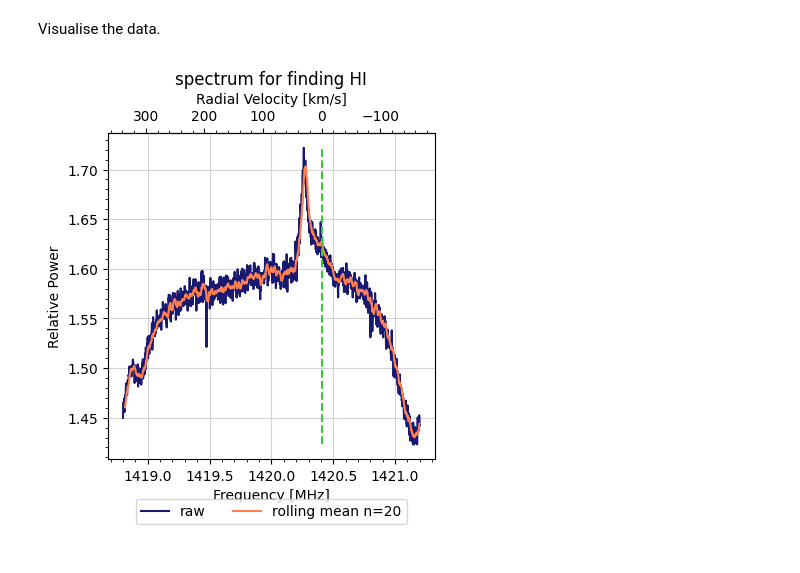
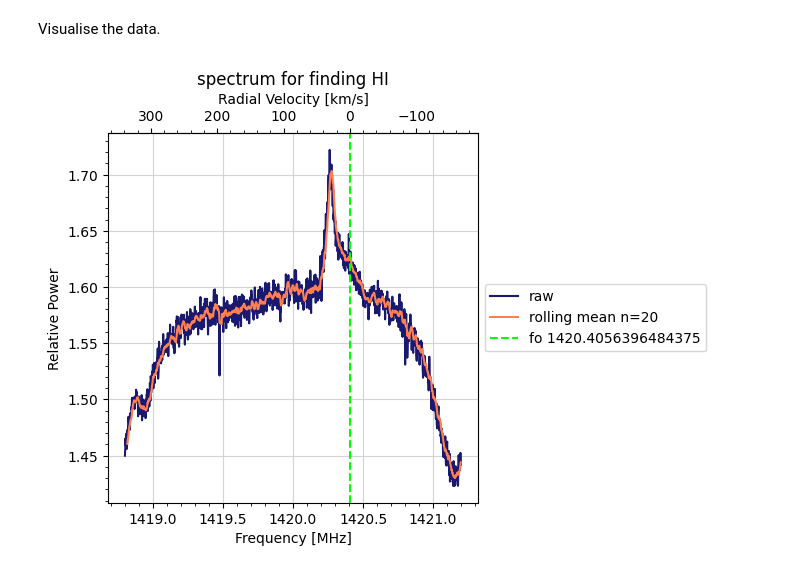
Before and after one commit to panagiotab/ASTRO-BEAM, a Jupyter notebook: Task2-CombSpectralLines/SpectralLines.ipynb, the cells around one changed output. Saved outputs shown, nothing was run; the diff lists cells and outputs as text; code cells hidden in the pictures.

```diff
--- a/Task2-CombSpectralLines/SpectralLines.ipynb
+++ b/Task2-CombSpectralLines/SpectralLines.ipynb
@@ -108,23 +125,26 @@ True peak: ( 1420.275391 , 1.7031462666666666 )
 Fitting for rest lines.
 # %%
 fo = 0
-def fitting(a, b, c):
+
+def fitting(a, b):
     results=[]
     for x in a:
         for y in b:
             df = np.abs(x - y)
             if np.any(df <= 0.5):
                 condition = np.where(df <= 0.5)[0][0]
-                fo = b[condition]
+                fo = y
                 # print(fo)
-                h = np.linspace(np.min(c), np.max(c))
-                x_line = np.full_like(h, fo)
+                #h = np.linspace(np.min(c), np.max(c))
+                #x_line = np.full_like(h, fo)
 
-                results.append(x)
+                results.append(fo)
 
             else:
                 continue
 
-    return results, y , fo, h
+    return pd.array(results, dtype=pd.Float32Dtype())
 
-results, y, fo, h = fitting(peak_valuef, rest_f , data['p'])
+fo_array= fitting(X_values[peaks], rest_f )
+
+print(fo_array)
@@ -133,39 +157,42 @@ Radial Velocity ( km/s)
 # %%
 def u(f):
     c=3*10**5
-    return ((fo -f)/fo )*c
+    return ((fo_array[0] -f)/fo_array[0] )*c
 
 data['u']=u(data.f)
 
 def inv(u):
     c=3*10**5
-    return fo - (u/c)*fo
+    return fo_array[0]- (u/c)*fo_array[0]
 # %% [markdown]
 Visualise the data.
 # %%
 from matplotlib.ticker import AutoMinorLocator
 
 fig, ax1=plt.subplots()
 ax1.plot(data.f, data.p, color='midnightblue', label='raw')
 ax1.plot(data.f , data.rolp, color='coral', label='rolling mean n=20')
-#if line :
-ax1.plot(fo*np.ones(len(h)),h, color='limegreen', linestyle='--', linewidth =1.5 )
+
+for i in fo_array:
+   ax1.axvline(x=i, color='lime', linestyle='--', label=f'fo {i}')
+
+
 ax1.set_xlabel("Frequency [MHz]")
 ax1.set_ylabel("Relative Power")
 ax1.yaxis.get_ticklocs(minor=True)
 ax1.xaxis.get_ticklocs(minor=True)
 ax1.minorticks_on()
 ax1.set_box_aspect(1.0)
 
 ax2=ax1.secondary_xaxis('top', functions=(u, inv))
 ax2.set_xlabel("Radial Velocity [km/s]")
 ax2.xaxis.get_ticklocs(minor = True)
 ax2.xaxis.set_minor_locator(AutoMinorLocator())
 
 plt.grid(True, linestyle ="solid", c="lightgrey")
 plt.title("spectrum for finding HI")
-plt.legend(loc="upper center",bbox_to_anchor=(0.5, -0.1), ncol=2)
-plt.subplots_adjust(bottom=0.2)
+plt.legend(loc="center left",bbox_to_anchor=(1, 0.5), ncol=1)
+
 plt.show()
 # %% [output]
-[figure, old version]
+[figure, new version]
```
Also changed, not shown: parts of 6 cells of this notebook.
